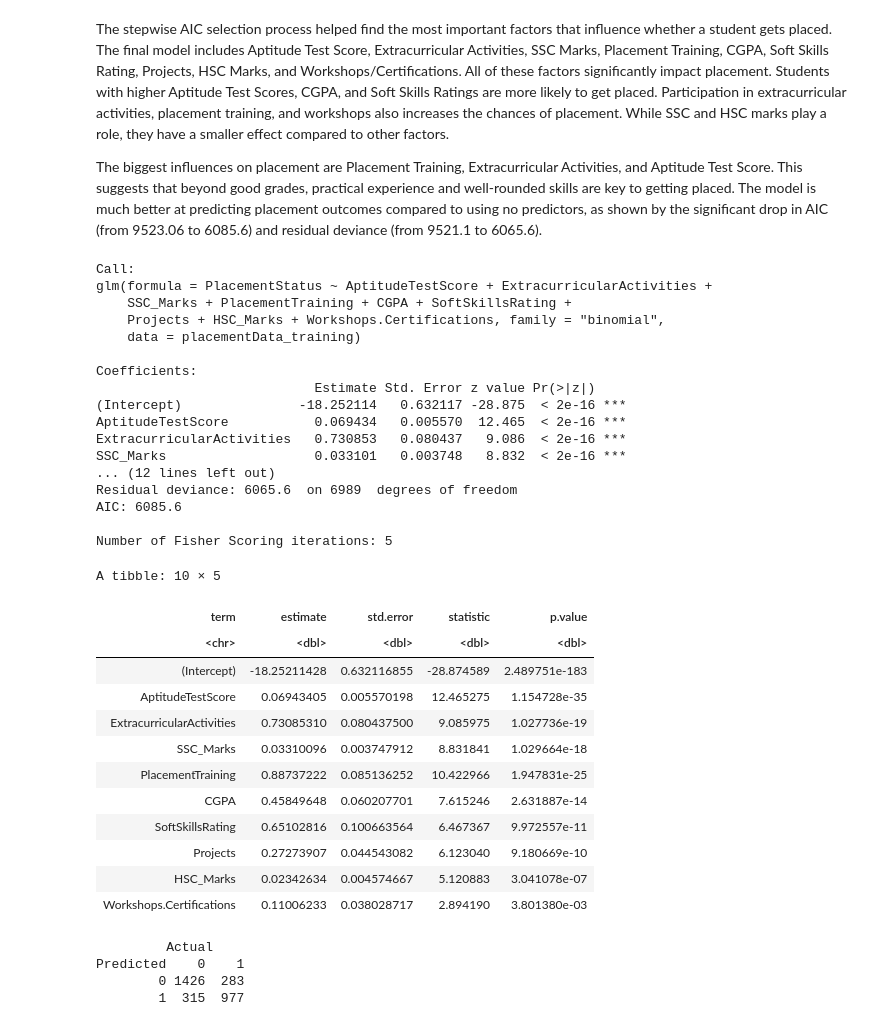
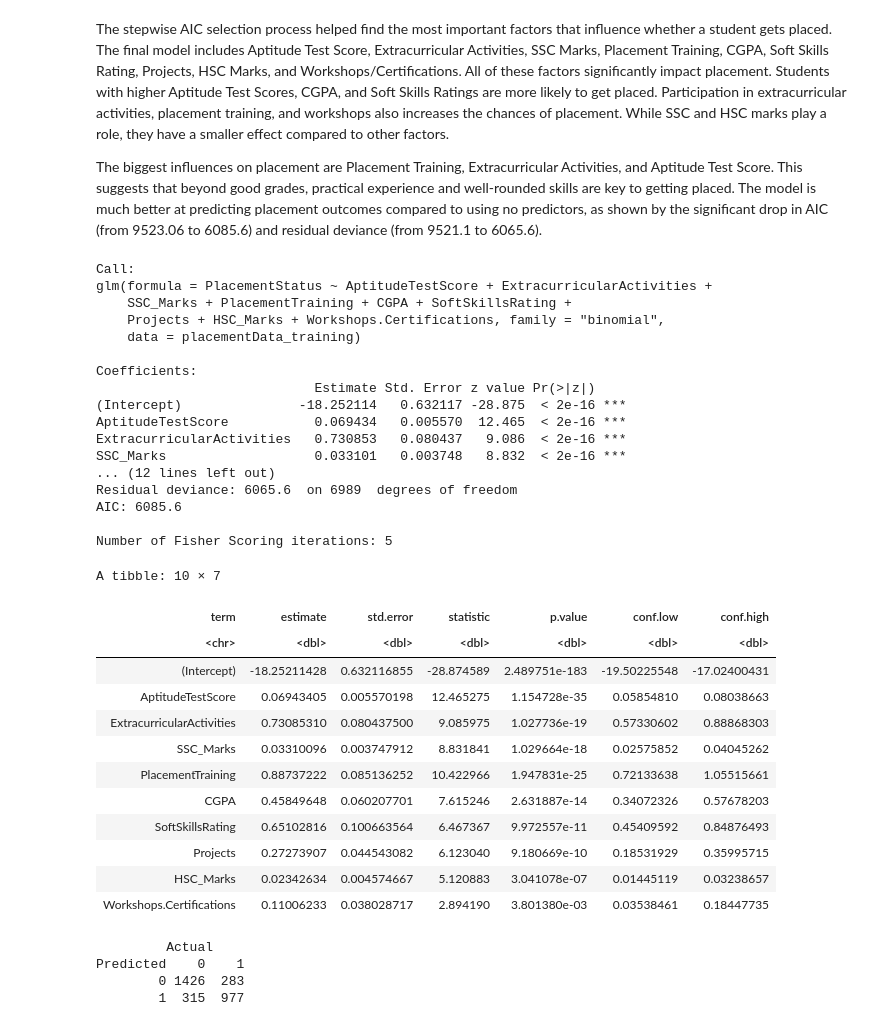
Before and after one commit to jeffiehu/STAT-301-Project, a Jupyter notebook: Project Proposal.ipynb, the cells around one changed output. Saved outputs shown, nothing was run; the diff lists cells and outputs as text; code cells hidden in the pictures.

```diff
--- a/Project Proposal.ipynb
+++ b/Project Proposal.ipynb
@@ -288,39 +291,39 @@ The biggest influences on placement are Placement Training, Extracurricular Acti
 # %%
 final_model <- glm(PlacementStatus ~ AptitudeTestScore + ExtracurricularActivities + SSC_Marks + PlacementTraining + CGPA + SoftSkillsRating + Projects + HSC_Marks + Workshops.Certifications,
                    data = placementData_training, family = 'binomial')
 summary(final_model)
-tidy(final_model,)
+tidy(final_model, conf.int = TRUE)
 # %% [output]
 Call:
 glm(formula = PlacementStatus ~ AptitudeTestScore + ExtracurricularActivities +
     SSC_Marks + PlacementTraining + CGPA + SoftSkillsRating +
     Projects + HSC_Marks + Workshops.Certifications, family = "binomial",
     data = placementData_training)
 
 Coefficients:
                             Estimate Std. Error z value Pr(>|z|)
 (Intercept)               -18.252114   0.632117 -28.875  < 2e-16 ***
 AptitudeTestScore           0.069434   0.005570  12.465  < 2e-16 ***
 ExtracurricularActivities   0.730853   0.080437   9.086  < 2e-16 ***
 SSC_Marks                   0.033101   0.003748   8.832  < 2e-16 ***
 ... (12 lines left out)
 Residual deviance: 6065.6  on 6989  degrees of freedom
 AIC: 6085.6
 
 Number of Fisher Scoring iterations: 5
-A tibble: 10 × 5
+A tibble: 10 × 7
-| term | estimate | std.error | statistic | p.value |
-| <chr> | <dbl> | <dbl> | <dbl> | <dbl> |
-| (Intercept) | -18.25211428 | 0.632116855 | -28.874589 | 2.489751e-183 |
-| AptitudeTestScore | 0.06943405 | 0.005570198 | 12.465275 | 1.154728e-35 |
-| ExtracurricularActivities | 0.73085310 | 0.080437500 | 9.085975 | 1.027736e-19 |
-| SSC_Marks | 0.03310096 | 0.003747912 | 8.831841 | 1.029664e-18 |
-| PlacementTraining | 0.88737222 | 0.085136252 | 10.422966 | 1.947831e-25 |
-| CGPA | 0.45849648 | 0.060207701 | 7.615246 | 2.631887e-14 |
-| SoftSkillsRating | 0.65102816 | 0.100663564 | 6.467367 | 9.972557e-11 |
-| Projects | 0.27273907 | 0.044543082 | 6.123040 | 9.180669e-10 |
-| HSC_Marks | 0.02342634 | 0.004574667 | 5.120883 | 3.041078e-07 |
-| Workshops.Certifications | 0.11006233 | 0.038028717 | 2.894190 | 3.801380e-03 |
+| term | estimate | std.error | statistic | p.value | conf.low | conf.high |
+| <chr> | <dbl> | <dbl> | <dbl> | <dbl> | <dbl> | <dbl> |
+| (Intercept) | -18.25211428 | 0.632116855 | -28.874589 | 2.489751e-183 | -19.50225548 | -17.02400431 |
+| AptitudeTestScore | 0.06943405 | 0.005570198 | 12.465275 | 1.154728e-35 | 0.05854810 | 0.08038663 |
+| ExtracurricularActivities | 0.73085310 | 0.080437500 | 9.085975 | 1.027736e-19 | 0.57330602 | 0.88868303 |
+| SSC_Marks | 0.03310096 | 0.003747912 | 8.831841 | 1.029664e-18 | 0.02575852 | 0.04045262 |
+| PlacementTraining | 0.88737222 | 0.085136252 | 10.422966 | 1.947831e-25 | 0.72133638 | 1.05515661 |
+| CGPA | 0.45849648 | 0.060207701 | 7.615246 | 2.631887e-14 | 0.34072326 | 0.57678203 |
+| SoftSkillsRating | 0.65102816 | 0.100663564 | 6.467367 | 9.972557e-11 | 0.45409592 | 0.84876493 |
+| Projects | 0.27273907 | 0.044543082 | 6.123040 | 9.180669e-10 | 0.18531929 | 0.35995715 |
+| HSC_Marks | 0.02342634 | 0.004574667 | 5.120883 | 3.041078e-07 | 0.01445119 | 0.03238657 |
+| Workshops.Certifications | 0.11006233 | 0.038028717 | 2.894190 | 3.801380e-03 | 0.03538461 | 0.18447735 |
 # %%
 # Confusion Matrix
 predictions <- predict(final_model, placementData_testing, type = "response")
```
Also changed, not shown: parts of 3 cells of this notebook.
